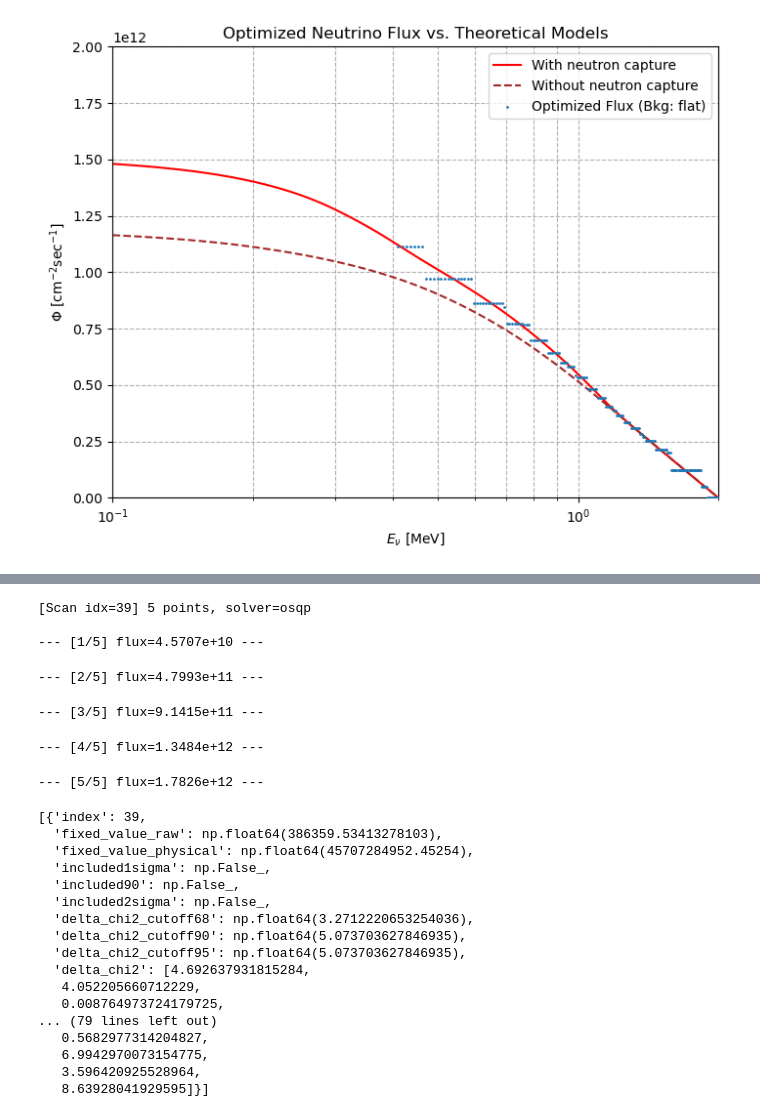
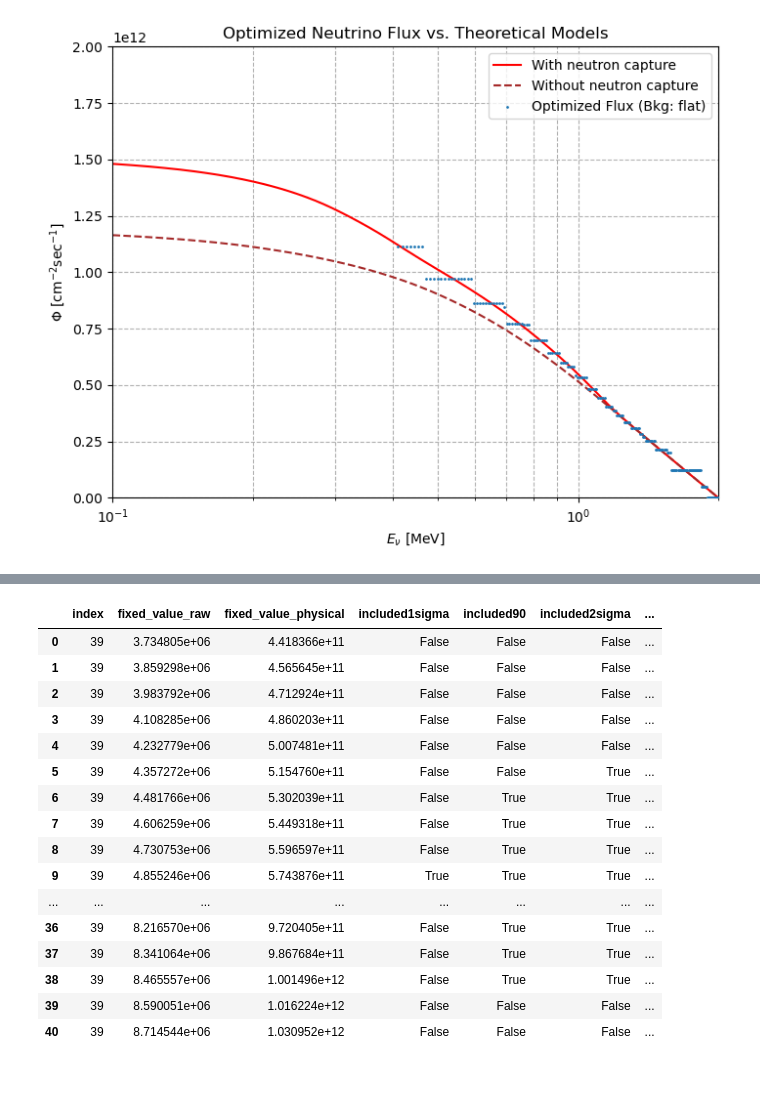
Before and after one commit to kyphys-creator/neutrinoAnalysis, a Jupyter notebook: montecarlo.ipynb, the cells around one changed output, grey strips where cells are left out. Cells and saved outputs as stored; diff of their text form; code cells hidden in the pictures; blank space fills up the shorter version.

```diff
--- a/montecarlo.ipynb
+++ b/montecarlo.ipynb
@@ -39,8 +121,6 @@ Plot saved as scenario_bkg_flat/flux_comparison_bkg_flat.pdf
 # %%
-a2.optimize(a.data_vector)        # ベストフィットを先に求める（self.result を埋める）
-
 scan39 = a2.scan_fixed_parameter(
-    39, scan_range=0.95, num_points=3,
-    num_pseudo_data=10, seed=42,
+    39, scan_range=0.4, num_points=21,
+    num_pseudo_data=100, seed=42,
 )
 # %% [output]
@@ -74,35 +144,21 @@ scan39
-# %%
-# スキャン（内部で上を繰り返す）
-scan39 = a2.scan_fixed_parameter(
-    39, scan_range=0.95, num_points=3,
-    num_pseudo_data=10, seed=42,
-    n_jobs=-1,                   # ← ここに渡すと各MCに伝播
-)
-# %% [output]
-[Scan idx=39] 5 points, solver=osqp
-
---- [1/5] flux=4.5707e+10 ---
---- [2/5] flux=4.7993e+11 ---
---- [3/5] flux=9.1415e+11 ---
---- [4/5] flux=1.3484e+12 ---
---- [5/5] flux=1.7826e+12 ---
-# %%
-scan39
-# %% [output]
-[{'index': 39,
-  'fixed_value_raw': np.float64(386359.53413278103),
-  'fixed_value_physical': np.float64(45707284952.45254),
-  'included1sigma': np.False_,
-  'included90': np.False_,
-  'included2sigma': np.False_,
-  'delta_chi2_cutoff68': np.float64(3.2712220653254036),
-  'delta_chi2_cutoff90': np.float64(5.073703627846935),
-  'delta_chi2_cutoff95': np.float64(5.073703627846935),
-  'delta_chi2': [4.692637931815284,
-   4.052205660712229,
-   0.008764973724179725,
-... (79 lines left out)
-   0.5682977314204827,
-   6.9942970073154775,
-   3.596420925528964,
-   8.63928041929595]}]
+# %%
+scan39_df_flat = pd.DataFrame(scan39)
+scan39_df_flat
+# %% [output]
+|  | index | fixed_value_raw | fixed_value_physical | included1sigma | included90 | included2sigma | ... |
+| 0 | 39 | 3.734805e+06 | 4.418366e+11 | False | False | False | ... |
+| 1 | 39 | 3.859298e+06 | 4.565645e+11 | False | False | False | ... |
+| 2 | 39 | 3.983792e+06 | 4.712924e+11 | False | False | False | ... |
+| 3 | 39 | 4.108285e+06 | 4.860203e+11 | False | False | False | ... |
+| 4 | 39 | 4.232779e+06 | 5.007481e+11 | False | False | False | ... |
+| 5 | 39 | 4.357272e+06 | 5.154760e+11 | False | False | True | ... |
+| 6 | 39 | 4.481766e+06 | 5.302039e+11 | False | True | True | ... |
+| 7 | 39 | 4.606259e+06 | 5.449318e+11 | False | True | True | ... |
+| 8 | 39 | 4.730753e+06 | 5.596597e+11 | False | True | True | ... |
+| 9 | 39 | 4.855246e+06 | 5.743876e+11 | True | True | True | ... |
+| ... | ... | ... | ... | ... | ... | ... | ... |
+| 36 | 39 | 8.216570e+06 | 9.720405e+11 | False | True | True | ... |
+| 37 | 39 | 8.341064e+06 | 9.867684e+11 | False | True | True | ... |
+| 38 | 39 | 8.465557e+06 | 1.001496e+12 | False | True | True | ... |
+| 39 | 39 | 8.590051e+06 | 1.016224e+12 | False | False | False | ... |
+| 40 | 39 | 8.714544e+06 | 1.030952e+12 | False | False | False | ... |
```
Also changed, not shown: parts of 9 cells of this notebook, 1 other file.
